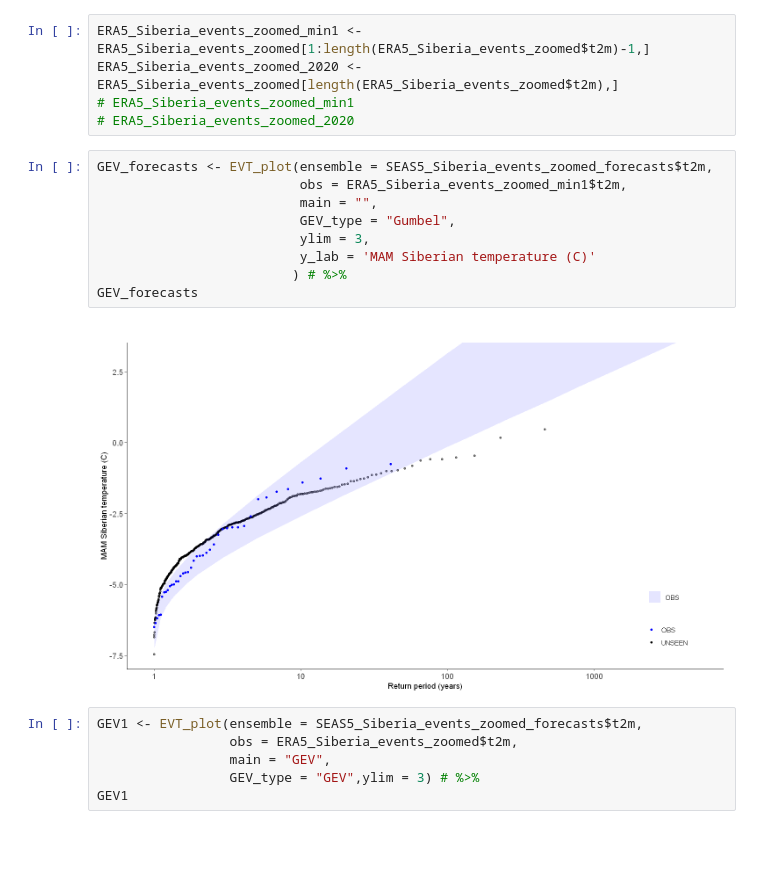
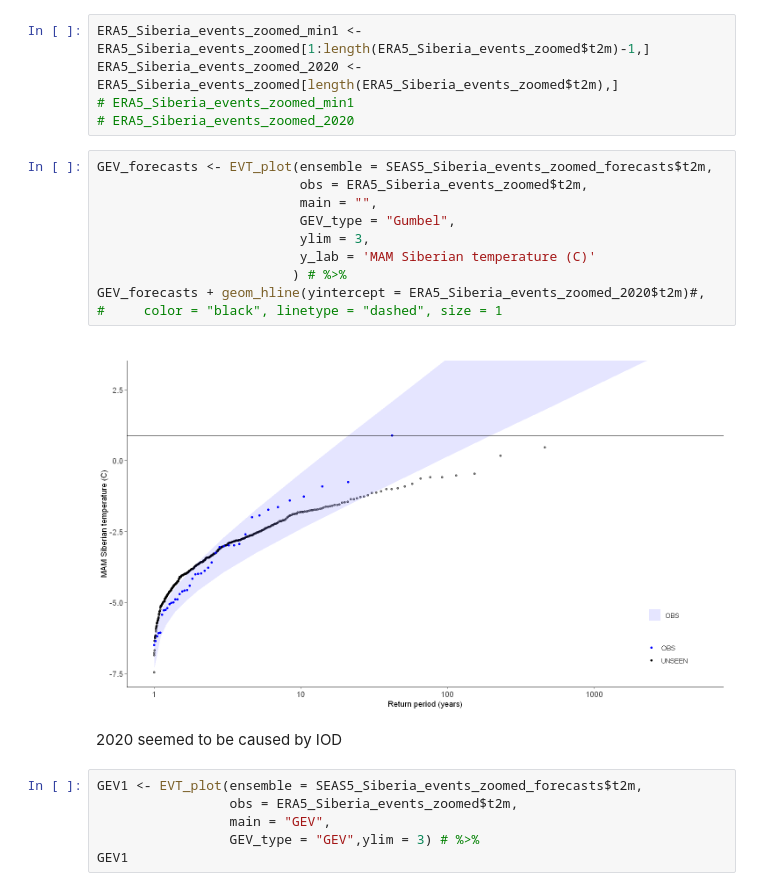
Before and after one commit to ECMWFCode4Earth/UNSEEN-open, a Jupyter notebook: doc/Notebooks/3.Evaluate/3.Evaluate.ipynb, the cells around one changed output. Cells and saved outputs as stored; diff of their text form; blank space fills up the shorter version.

```diff
--- a/doc/Notebooks/3.Evaluate/3.Evaluate.ipynb
+++ b/doc/Notebooks/3.Evaluate/3.Evaluate.ipynb
@@ -376,15 +376,18 @@ ERA5_Siberia_events_zoomed_2020 <- ERA5_Siberia_events_zoomed[length(ERA5_Siberi
 # ERA5_Siberia_events_zoomed_2020
 # %%
 GEV_forecasts <- EVT_plot(ensemble = SEAS5_Siberia_events_zoomed_forecasts$t2m,
-                          obs = ERA5_Siberia_events_zoomed_min1$t2m,
+                          obs = ERA5_Siberia_events_zoomed$t2m,
                           main = "",
                           GEV_type = "Gumbel",
                           ylim = 3,
                           y_lab = 'MAM Siberian temperature (C)'
                          ) # %>%
-GEV_forecasts
+GEV_forecasts + geom_hline(yintercept = ERA5_Siberia_events_zoomed_2020$t2m)#,
+#     color = "black", linetype = "dashed", size = 1
 # %% [output]
-[figure, old version]
+[figure, new version]
+# %% [markdown]
+2020 seemed to be caused by IOD
 # %%
 GEV1 <- EVT_plot(ensemble = SEAS5_Siberia_events_zoomed_forecasts$t2m,
                  obs = ERA5_Siberia_events_zoomed$t2m,
```
